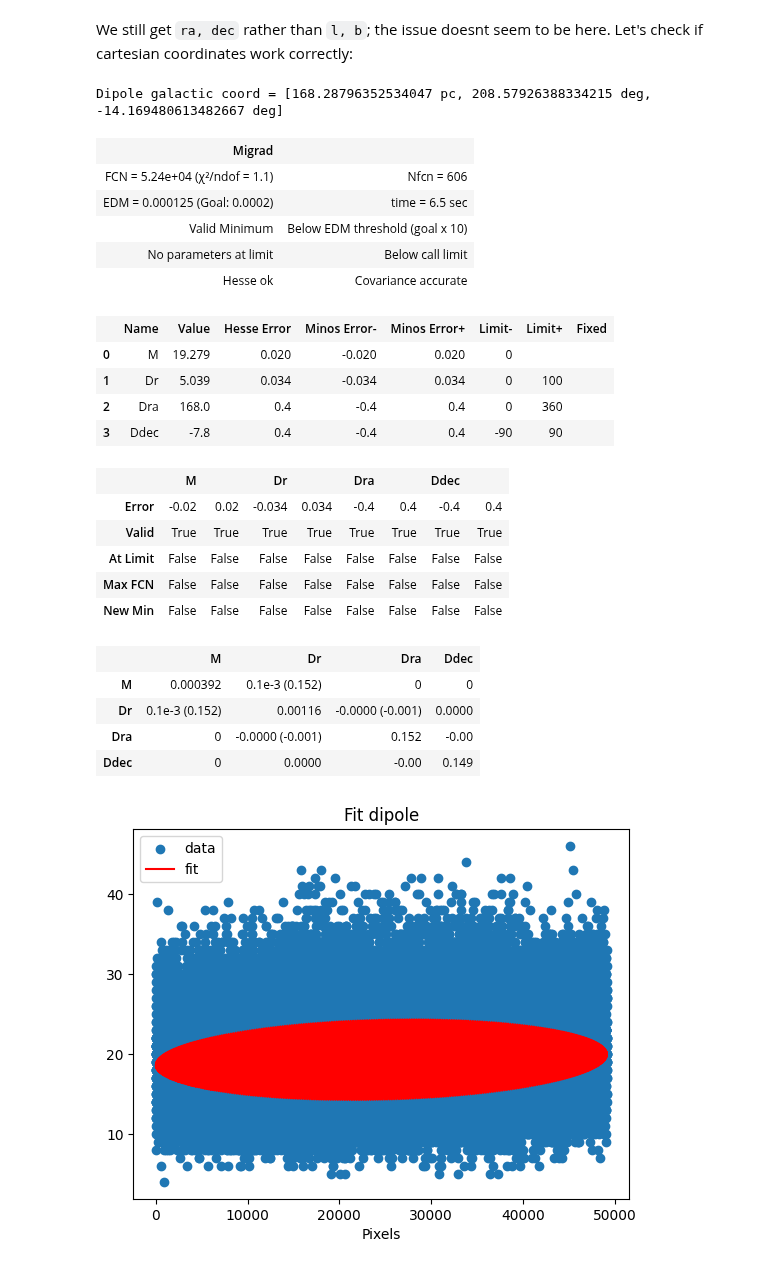
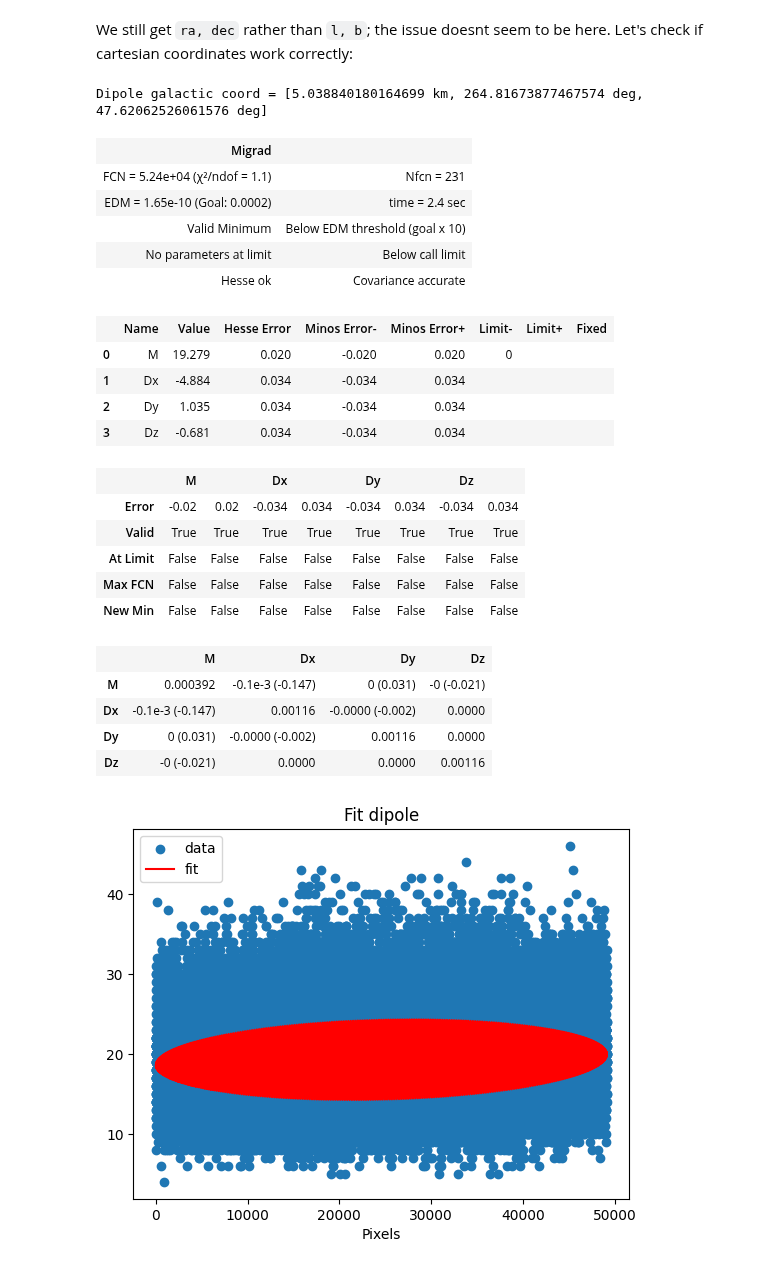
Before and after one commit to MarrybellMB/M2_Stage_Code, a Jupyter notebook: Fitting dipole models.ipynb, the cells around one changed output. Saved outputs shown, nothing was run; the diff lists cells and outputs as text; code cells hidden in the pictures.

````diff
--- a/Fitting dipole models.ipynb
+++ b/Fitting dipole models.ipynb
@@ -104,17 +104,17 @@ def apply_dipole_vlb(ra, dec, z, v=370*u.km/u.s, dipole_dir=(264*u.deg, 48*u.deg
 
 
 # Based on M.Panwar et al.'s model but upgraded to accept either cartesian or spherical coordinate system:
-def apply_dipole_MD(map, M, D, nest, radec=False):
+def apply_dipole_MD(map, M, D, nest, radec=False, u_dist=u.km):
     """Return the measured map, when it is modified by a a monopole M and a kinematic dipole D, depending on the true map."""
     D = np.array(D)
     npix = len(map) #nb. of pixels
     nside= hp.npix2nside(npix)
     ipix = np.arange(npix)
     if radec:
-        dipole = SkyCoord(ra=D[1]*u.degree, dec=D[2]*u.degree, distance=D[0]*u.pc, frame='icrs')
+        dipole = SkyCoord(ra=D[1]*u.degree, dec=D[2]*u.degree, distance=D[0]*u_dist, frame='icrs')
         D = dipole.cartesian.xyz.value
         ra, dec = hp.pix2ang(nside, ipix, nest=nest, lonlat=True)
-        sources = SkyCoord(ra=ra*u.degree, dec=dec*u.degree, distance=1*u.pc, frame='icrs')
+        sources = SkyCoord(ra=ra*u.degree, dec=dec*u.degree, distance=1*u_dist, frame='icrs')
         u_source =sources.cartesian.xyz.value
     else: u_source = hp.pix2vec(nside, ipix, nest)
     #u_dipole = D/np.linalg.norm(D)
@@ -125,24 +125,24 @@ def apply_dipole_MD(map, M, D, nest, radec=False):
 
 
 # Alternative version to apply_dipole_MD ; the objectif would be to switch easy between coord systems to get directly the dipole in the desired system:
-def apply_dipole_MD_As(map, M, D, nest, frame='cartesian'):
+def apply_dipole_MD_As(map, M, D, nest, frame='cartesian', u_dist=u.km):
     """Returned the measured map, when it is modified by a a monopole M and a kinematic dipole D, depending on the true map."""
     D = np.array(D)
     npix = len(map) #nb. of pixels
     nside= hp.npix2nside(npix)
     ipix = np.arange(npix)
     ra, dec = hp.pix2ang(nside, ipix, nest=nest, lonlat=True)
-    sources = SkyCoord(ra=ra*u.degree, dec=dec*u.degree, distance=1*u.pc, frame="icrs")
+    sources = SkyCoord(ra=ra*u.degree, dec=dec*u.degree, distance=1*u_dist, frame="icrs")
     if frame == 'icrs':
-        dipole = SkyCoord(ra=D[1]*u.degree, dec=D[2]*u.degree, distance=D[0]*u.pc, frame=frame)
+        dipole = SkyCoord(ra=D[1]*u.degree, dec=D[2]*u.degree, distance=D[0]*u_dist, frame=frame)
         D = dipole.cartesian.xyz.value
-        #sources = SkyCoord(ra=ra*u.degree, dec=dec*u.degree, distance=1*u.pc, frame=frame)
+        #sources = SkyCoord(ra=ra*u.degree, dec=dec*u.degree, distance=1*u_dist, frame=frame)
     elif frame == 'galactic':
-        dipole = SkyCoord(l=D[1]*u.degree, b=D[2]*u.degree, distance=D[0]*u.pc, frame=frame)
+        dipole = SkyCoord(l=D[1]*u.degree, b=D[2]*u.degree, distance=D[0]*u_dist, frame=frame)
         D = dipole.cartesian.xyz.value
-        #sources = SkyCoord(l=ra*u.degree, b=dec*u.degree, distance=1*u.pc, frame=frame)
+        #sources = SkyCoord(l=ra*u.degree, b=dec*u.degree, distance=1*u_dist, frame=frame)
     #ra, dec = hp.pix2ang(nside, ipix, nest=nest, lonlat=True)
-    #sources = SkyCoord(ra=ra*u.degree, dec=dec*u.degree, distance=1*u.pc, frame='icrs')
+    #sources = SkyCoord(ra=ra*u.degree, dec=dec*u.degree, distance=1*u_dist, frame='icrs')
     u_source = sources.cartesian.xyz.value
     return M + np.dot(D, u_source)
 # %% [markdown]
@@ -406,7 +406,8 @@ m
 We will took a very huge value of ```v``` to be sure to see the effect.
 # %%
 nest=False
-ra_dipole, dec_dipole = apply_dipole_vlb(ra, dec, z, v=37000*u.km/u.s, dipole_dir=(264*u.deg, 48*u.deg))
+v, c=37000, 3e5
+ra_dipole, dec_dipole = apply_dipole_vlb(ra, dec, z, v=v*u.km/u.s, dipole_dir=(264*u.deg, 48*u.deg), c=c*u.km/u.s)
 #ipix_dipole = hp.ang2pix(NSIDE, ra_dipole, dec_dipole, lonlat=True)
 Nsources_px_dipole = RADEC2NSource(NSIDE, ra_dipole, dec_dipole, nest=nest)
 hp.projview(Nsources_px_dipole, graticule=True, graticule_labels=True, nest=nest);
@@ -421,12 +422,13 @@ plt.ylabel("Dipole-shifeted RA");
 # %% [markdown]
 Let's start by fitting in cartesian coordinates:
 # %%
+u_dist = u.km
 model = lambda map, M, Dx, Dy, Dz : apply_dipole_MD(map, M, [Dx, Dy, Dz], nest=nest, radec=False)
 init =  (500, 20, 15, 50)
 names = ("M", "Dx", "Dy", "Dz")
 m = fit_dipole_err(model, Nsources_px_dipole, init, names, bounds=([0, -np.inf, -np.inf, -np.inf], [np.inf, np.inf, np.inf, np.inf]))
 dip = m.values[1:]
-dip = SkyCoord(x=dip[0]*u.pc, y=dip[1]*u.pc, z=dip[2]*u.pc, frame='icrs', representation_type='cartesian')
+dip = SkyCoord(x=dip[0]*u_dist, y=dip[1]*u_dist, z=dip[2]*u_dist, frame='icrs', representation_type='cartesian')
 print(f"Dipole galactic coord = [{dip.galactic.distance}, {dip.galactic.l}, {dip.galactic.b}]")
 m
 # %% [output]
@@ -575,34 +577,34 @@
 # %%
 model = lambda map, M, Dx, Dy, Dz : apply_dipole_MD_As(map, M, [Dx, Dy, Dz], nest=nest, frame="cartesian")
 init =  (500, 20, 15, 50)
 names = ("M", "Dx", "Dy", "Dz")
-fit_dipole_err(model, Nsources_px_dipole, init, names, bounds=([0, -np.inf, -np.inf, -np.inf], [np.inf, np.inf, np.inf, np.inf]))
+m = fit_dipole_err(model, Nsources_px_dipole, init, names, bounds=([0, -np.inf, -np.inf, -np.inf], [np.inf, np.inf, np.inf, np.inf]))
 dip = m.values[1:]
-dip = SkyCoord(x=dip[0]*u.pc, y=dip[1]*u.pc, z=dip[2]*u.pc, frame='icrs', representation_type='cartesian')
+dip = SkyCoord(x=dip[0]*u_dist, y=dip[1]*u_dist, z=dip[2]*u_dist, frame='icrs', representation_type='cartesian')
 print(f"Dipole galactic coord = [{dip.galactic.distance}, {dip.galactic.l}, {dip.galactic.b}]")
 m
 # %% [output]
-Dipole galactic coord = [168.28796352534047 pc, 208.57926388334215 deg, -14.169480613482667 deg]
+Dipole galactic coord = [5.038840180164699 km, 264.81673877467574 deg, 47.62062526061576 deg]
 | Migrad |  |
-| FCN = 5.24e+04 (χ²/ndof = 1.1) | Nfcn = 606 |
-| EDM = 0.000125 (Goal: 0.0002) | time = 6.5 sec |
+| FCN = 5.24e+04 (χ²/ndof = 1.1) | Nfcn = 231 |
+| EDM = 1.65e-10 (Goal: 0.0002) | time = 2.4 sec |
 | Valid Minimum | Below EDM threshold (goal x 10) |
 | No parameters at limit | Below call limit |
 | Hesse ok | Covariance accurate |
 |  | Name | Value | Hesse Error | Minos Error- | Minos Error+ | Limit- | Limit+ | Fixed |
 | 0 | M | 19.279 | 0.020 | -0.020 | 0.020 | 0 |  |  |
-| 1 | Dr | 5.039 | 0.034 | -0.034 | 0.034 | 0 | 100 |  |
-| 2 | Dra | 168.0 | 0.4 | -0.4 | 0.4 | 0 | 360 |  |
-| 3 | Ddec | -7.8 | 0.4 | -0.4 | 0.4 | -90 | 90 |  |
+| 1 | Dx | -4.884 | 0.034 | -0.034 | 0.034 |  |  |  |
+| 2 | Dy | 1.035 | 0.034 | -0.034 | 0.034 |  |  |  |
+| 3 | Dz | -0.681 | 0.034 | -0.034 | 0.034 |  |  |  |
-|  | M |  | Dr |  | Dra |  | Ddec |  |
-| Error | -0.02 | 0.02 | -0.034 | 0.034 | -0.4 | 0.4 | -0.4 | 0.4 |
+|  | M |  | Dx |  | Dy |  | Dz |  |
+| Error | -0.02 | 0.02 | -0.034 | 0.034 | -0.034 | 0.034 | -0.034 | 0.034 |
 | Valid | True | True | True | True | True | True | True | True |
 | At Limit | False | False | False | False | False | False | False | False |
 | Max FCN | False | False | False | False | False | False | False | False |
 | New Min | False | False | False | False | False | False | False | False |
-|  | M | Dr | Dra | Ddec |
-| M | 0.000392 | 0.1e-3 (0.152) | 0 | 0 |
-| Dr | 0.1e-3 (0.152) | 0.00116 | -0.0000 (-0.001) | 0.0000 |
-| Dra | 0 | -0.0000 (-0.001) | 0.152 | -0.00 |
-| Ddec | 0 | 0.0000 | -0.00 | 0.149 |
+|  | M | Dx | Dy | Dz |
+| M | 0.000392 | -0.1e-3 (-0.147) | 0 (0.031) | -0 (-0.021) |
+| Dx | -0.1e-3 (-0.147) | 0.00116 | -0.0000 (-0.002) | 0.0000 |
+| Dy | 0 (0.031) | -0.0000 (-0.002) | 0.00116 | 0.0000 |
+| Dz | -0 (-0.021) | 0.0000 | 0.0000 | 0.00116 |
 [figure]
````
Also changed, not shown: parts of 5 cells of this notebook.
